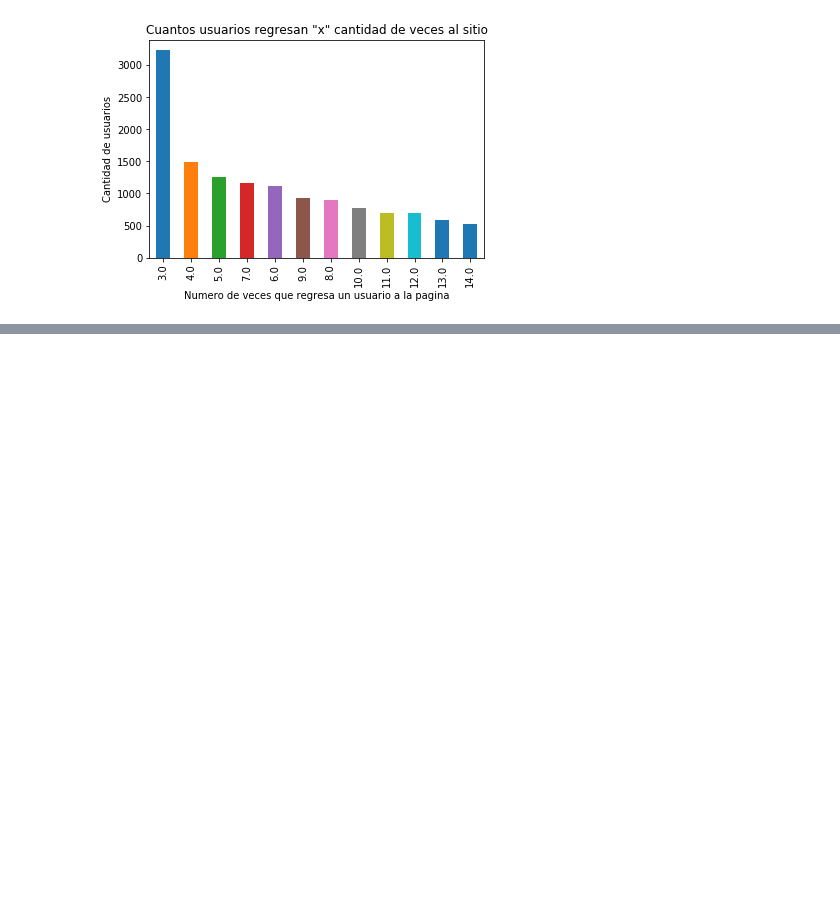
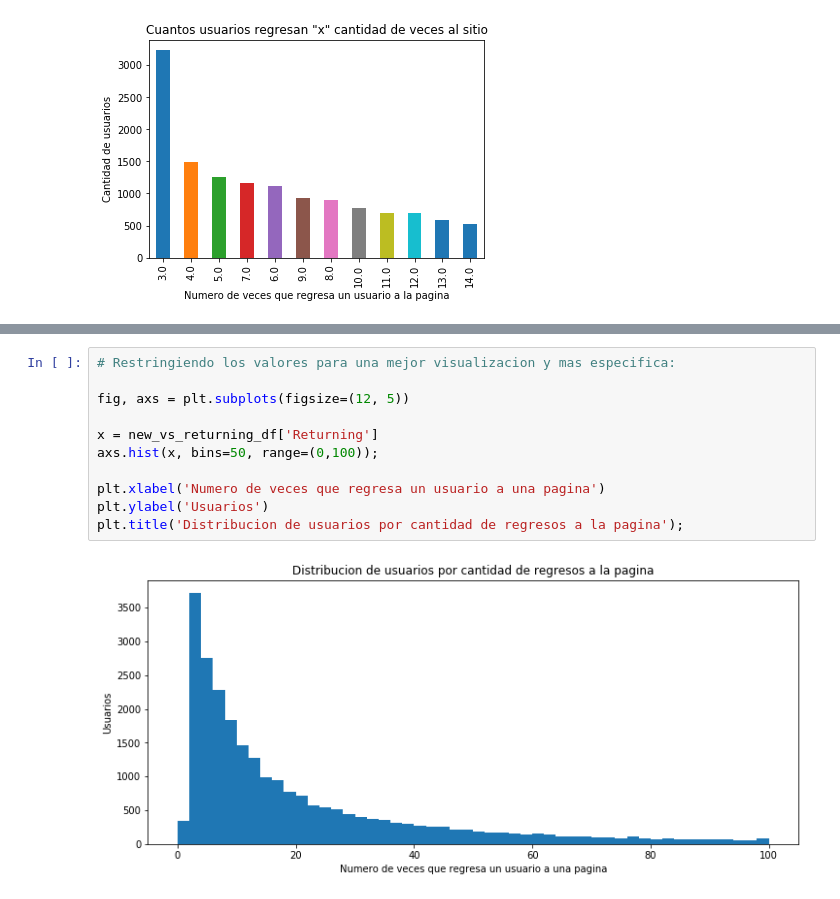
Before and after one commit to sebalogue/tp1-datos, a Jupyter notebook: src/seba/analisis-intro.ipynb, the cells around one changed output, grey strips where cells are left out. Saved outputs shown, nothing was run; the diff lists cells and outputs as text; blank space fills up the shorter version.

```diff
--- a/src/seba/analisis-intro.ipynb
+++ b/src/seba/analisis-intro.ipynb
@@ -375,0 +281,13 @@ new_vs_returning_g.set(xlabel='Numero de veces que regresa un usuario a la pagin
+# %%
+# Restringiendo los valores para una mejor visualizacion y mas especifica:
+
+fig, axs = plt.subplots(figsize=(12, 5))
+
+x = new_vs_returning_df['Returning']
+axs.hist(x, bins=50, range=(0,100));
+
+plt.xlabel('Numero de veces que regresa un usuario a una pagina')
+plt.ylabel('Usuarios')
+plt.title('Distribucion de usuarios por cantidad de regresos a la pagina');
+# %% [output]
+[figure, added]
```
Also changed, not shown: parts of 36 cells of this notebook.
